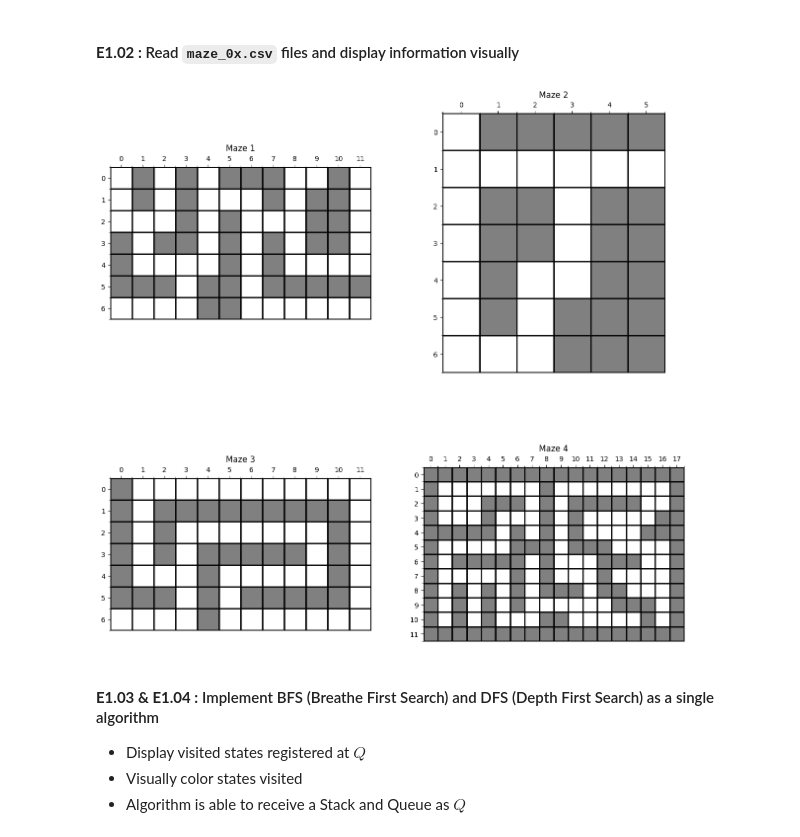
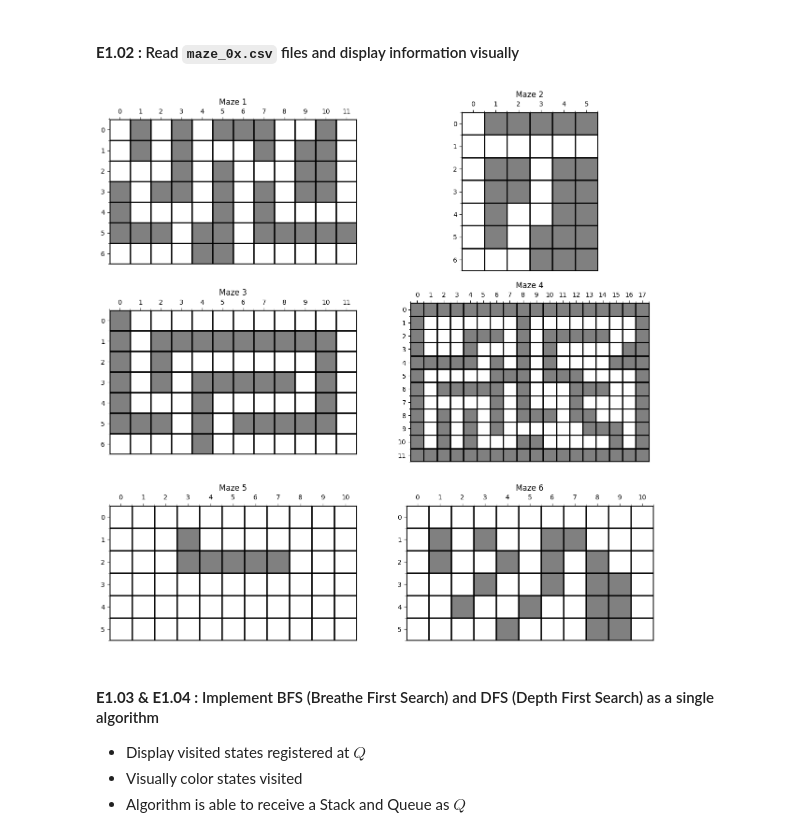
Before and after one commit to Daniels1610/CI008-Dagraz, a Jupyter notebook: E01.ipynb, the cells around one changed output. Saved outputs shown, nothing was run; the diff lists cells and outputs as text; code cells hidden in the pictures.

Commit message:
Add A* Implementation, P01 notebook, Maze05 and Maze 06. Include images from E2.12 and E2.13

```diff
--- a/E01.ipynb
+++ b/E01.ipynb
@@ -57,14 +58,14 @@ def maze_plotter(data: np.ndarray):
     return im
 # %%
 fig = plt.figure(figsize=(15,15))
-rows = 2; cols = 2
+rows = 3; cols = 2
 
 for maze_num in range(1, len(maze_dict)+1):
     fig.add_subplot(rows, cols, maze_num)
     maze_plotter(maze_dict[f'maze_0{maze_num}'])
     plt.title(f'Maze {maze_num}')
 # %% [output]
-[figure, old version]
+[figure, new version]
 # %% [markdown]
 #### **E1.03 & E1.04 :** Implement BFS (Breathe First Search) and DFS (Depth First Search) as a single algorithm
 - Display visited states registered at $Q$
```
Also changed, not shown: parts of 26 cells of this notebook, 8 other files.
